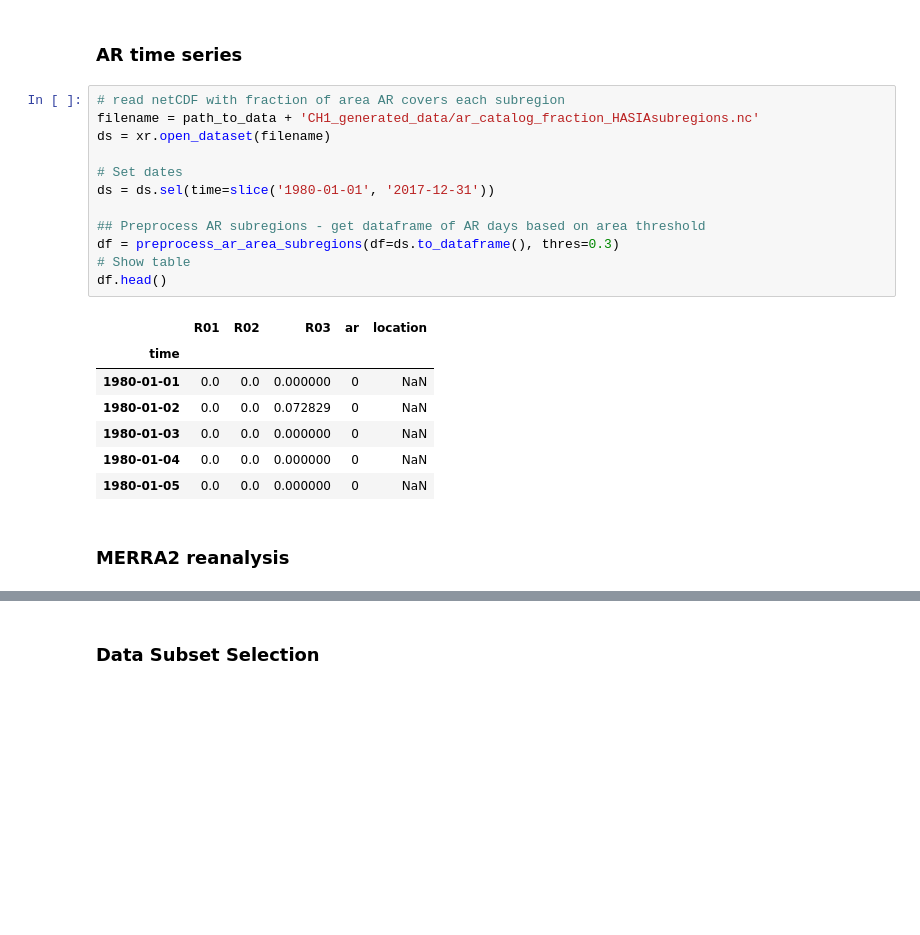
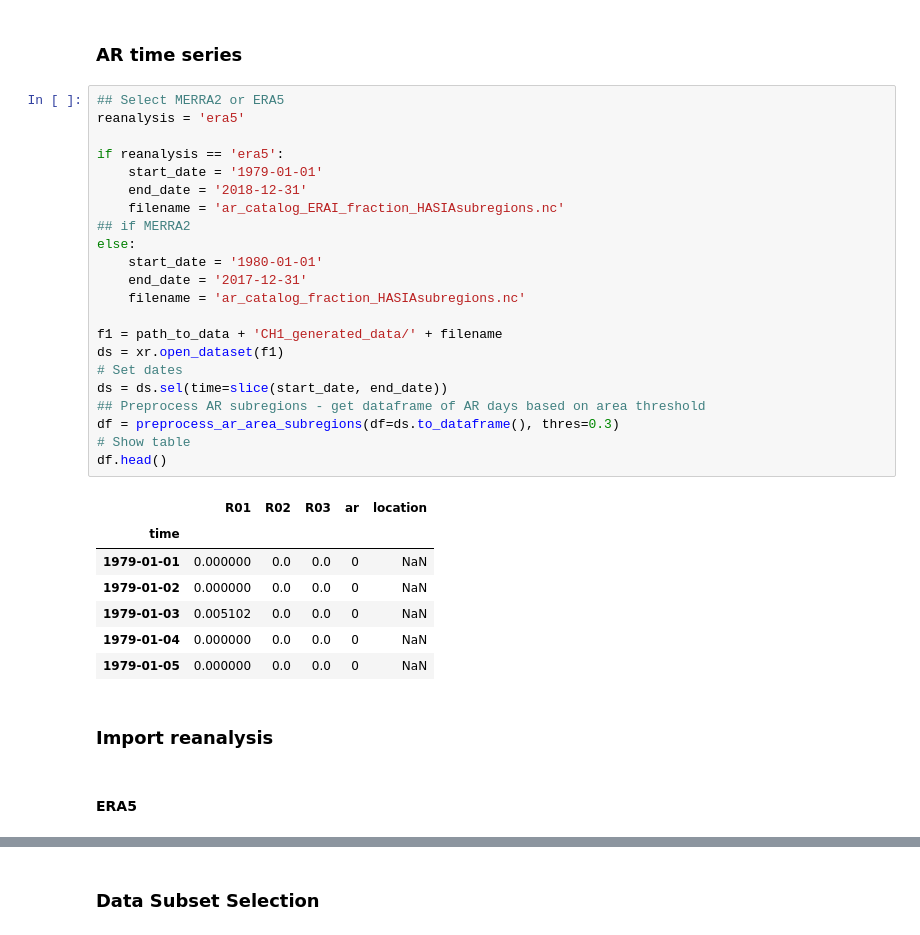
Before and after one commit to dlnash/AR_types, a Jupyter notebook: analysis/eof_multi_variate.ipynb, the cells around one changed output, grey strips where cells are left out. Cells and saved outputs as stored; diff of their text form; blank space fills up the shorter version.

```diff
--- a/analysis/eof_multi_variate.ipynb
+++ b/analysis/eof_multi_variate.ipynb
@@ -55,24 +56,36 @@ rcParams['font.sans-serif'] = 'Arial'    # set the default sans-serif font to 'A
 # %% [markdown]
 ### AR time series
 # %%
-# read netCDF with fraction of area AR covers each subregion
-filename = path_to_data + 'CH1_generated_data/ar_catalog_fraction_HASIAsubregions.nc'
-ds = xr.open_dataset(filename)
+## Select MERRA2 or ERA5
+reanalysis = 'era5'
 
+if reanalysis == 'era5':
+    start_date = '1979-01-01'
+    end_date = '2018-12-31'
+    filename = 'ar_catalog_ERAI_fraction_HASIAsubregions.nc'
+## if MERRA2
+else:
+    start_date = '1980-01-01'
+    end_date = '2017-12-31'
+    filename = 'ar_catalog_fraction_HASIAsubregions.nc'
+
+f1 = path_to_data + 'CH1_generated_data/' + filename
+ds = xr.open_dataset(f1)
 # Set dates
-ds = ds.sel(time=slice('1980-01-01', '2017-12-31'))
-
+ds = ds.sel(time=slice(start_date, end_date))
 ## Preprocess AR subregions - get dataframe of AR days based on area threshold
 df = preprocess_ar_area_subregions(df=ds.to_dataframe(), thres=0.3)
 # Show table
 df.head()
 # %% [output]
 |  | R01 | R02 | R03 | ar | location |
 | time |  |  |  |  |  |
-| 1980-01-01 | 0.0 | 0.0 | 0.000000 | 0 | NaN |
-| 1980-01-02 | 0.0 | 0.0 | 0.072829 | 0 | NaN |
-| 1980-01-03 | 0.0 | 0.0 | 0.000000 | 0 | NaN |
-| 1980-01-04 | 0.0 | 0.0 | 0.000000 | 0 | NaN |
-| 1980-01-05 | 0.0 | 0.0 | 0.000000 | 0 | NaN |
+| 1979-01-01 | 0.000000 | 0.0 | 0.0 | 0 | NaN |
+| 1979-01-02 | 0.000000 | 0.0 | 0.0 | 0 | NaN |
+| 1979-01-03 | 0.005102 | 0.0 | 0.0 | 0 | NaN |
+| 1979-01-04 | 0.000000 | 0.0 | 0.0 | 0 | NaN |
+| 1979-01-05 | 0.000000 | 0.0 | 0.0 | 0 | NaN |
 # %% [markdown]
-### MERRA2 reanalysis
+### Import reanalysis
+# %% [markdown]
+#### ERA5
```
Also changed, not shown: parts of 36 cells of this notebook, 33 other files.
